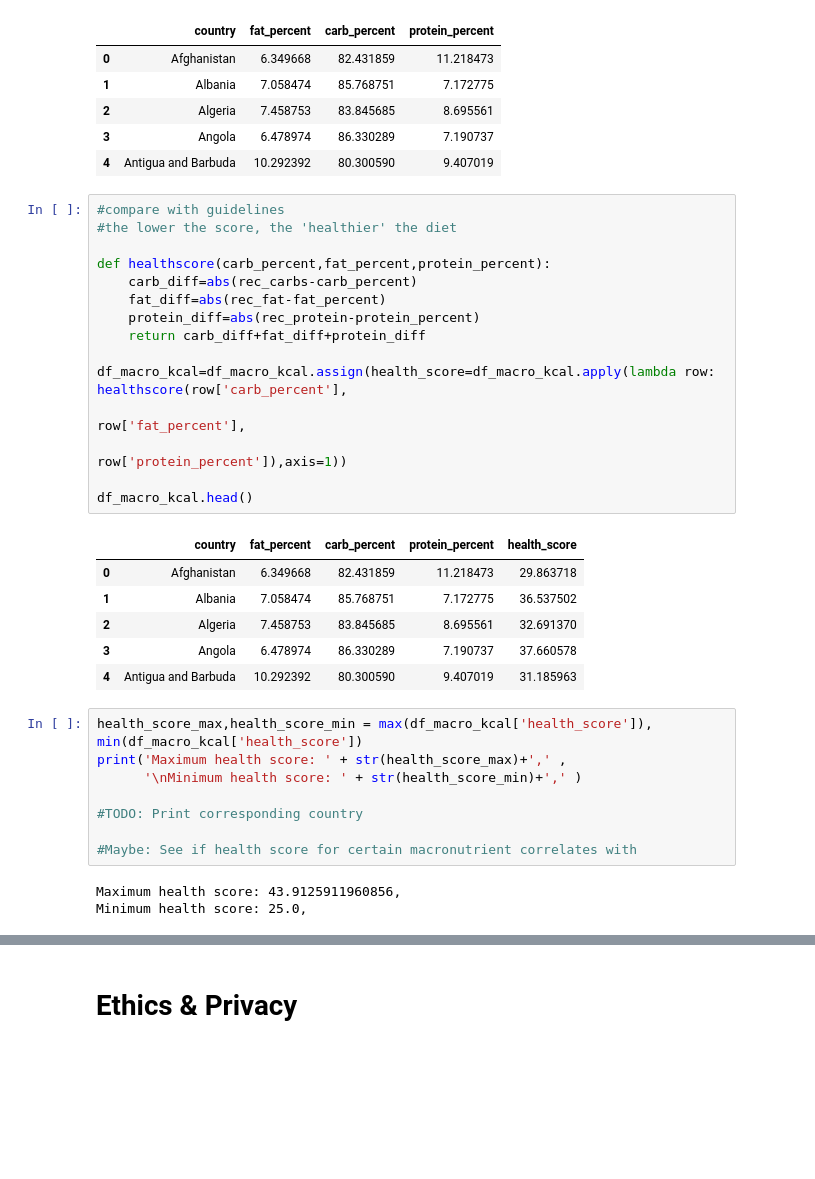
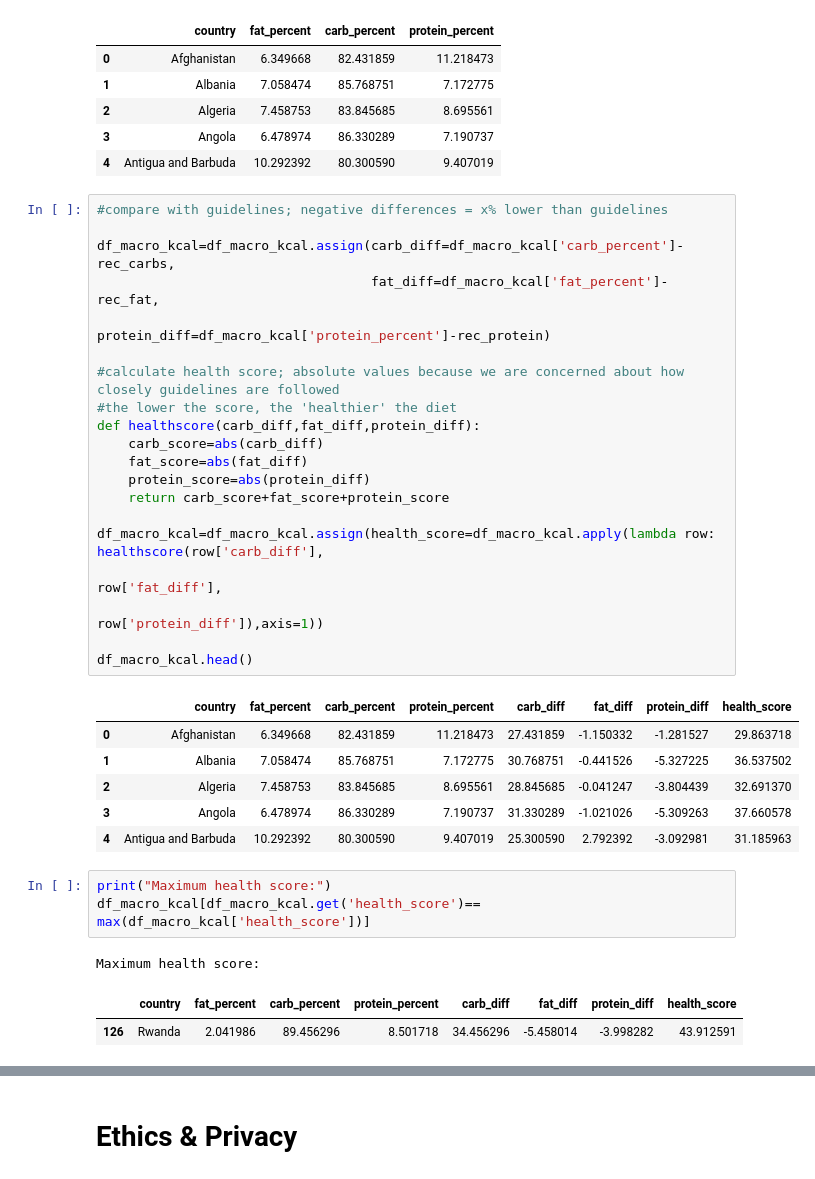
Before and after one commit to chwheo/cogs108-final-project, a Jupyter notebook: FinalProjectGroup061Sp22.ipynb, the cells around one changed output, grey strips where cells are left out. Saved outputs shown, nothing was run; the diff lists cells and outputs as text; blank space fills up the shorter version.

```diff
--- a/FinalProjectGroup061Sp22.ipynb
+++ b/FinalProjectGroup061Sp22.ipynb
@@ -580,35 +584,36 @@ df_macro_kcal.head()
 | 3 | Angola | 6.478974 | 86.330289 | 7.190737 |
 | 4 | Antigua and Barbuda | 10.292392 | 80.300590 | 9.407019 |
 # %%
-#compare with guidelines
+#compare with guidelines; negative differences = x% lower than guidelines
+
+df_macro_kcal=df_macro_kcal.assign(carb_diff=df_macro_kcal['carb_percent']-rec_carbs,
+                                   fat_diff=df_macro_kcal['fat_percent']-rec_fat,
+                                   protein_diff=df_macro_kcal['protein_percent']-rec_protein)
+
+#calculate health score; absolute values because we are concerned about how closely guidelines are followed
 #the lower the score, the 'healthier' the diet
+def healthscore(carb_diff,fat_diff,protein_diff):
+    carb_score=abs(carb_diff)
+    fat_score=abs(fat_diff)
+    protein_score=abs(protein_diff)
+    return carb_score+fat_score+protein_score
 
-def healthscore(carb_percent,fat_percent,protein_percent):
-    carb_diff=abs(rec_carbs-carb_percent)
-    fat_diff=abs(rec_fat-fat_percent)
-    protein_diff=abs(rec_protein-protein_percent)
-    return carb_diff+fat_diff+protein_diff
-
-df_macro_kcal=df_macro_kcal.assign(health_score=df_macro_kcal.apply(lambda row: healthscore(row['carb_percent'],
-                                                                              row['fat_percent'],
-                                                                              row['protein_percent']),axis=1))
+df_macro_kcal=df_macro_kcal.assign(health_score=df_macro_kcal.apply(lambda row: healthscore(row['carb_diff'],
+                                                                              row['fat_diff'],
+                                                                              row['protein_diff']),axis=1))
 
 df_macro_kcal.head()
 # %% [output]
-|  | country | fat_percent | carb_percent | protein_percent | health_score |
-| 0 | Afghanistan | 6.349668 | 82.431859 | 11.218473 | 29.863718 |
-| 1 | Albania | 7.058474 | 85.768751 | 7.172775 | 36.537502 |
-| 2 | Algeria | 7.458753 | 83.845685 | 8.695561 | 32.691370 |
-| 3 | Angola | 6.478974 | 86.330289 | 7.190737 | 37.660578 |
-| 4 | Antigua and Barbuda | 10.292392 | 80.300590 | 9.407019 | 31.185963 |
+|  | country | fat_percent | carb_percent | protein_percent | carb_diff | fat_diff | protein_diff | health_score |
+| 0 | Afghanistan | 6.349668 | 82.431859 | 11.218473 | 27.431859 | -1.150332 | -1.281527 | 29.863718 |
+| 1 | Albania | 7.058474 | 85.768751 | 7.172775 | 30.768751 | -0.441526 | -5.327225 | 36.537502 |
+| 2 | Algeria | 7.458753 | 83.845685 | 8.695561 | 28.845685 | -0.041247 | -3.804439 | 32.691370 |
+| 3 | Angola | 6.478974 | 86.330289 | 7.190737 | 31.330289 | -1.021026 | -5.309263 | 37.660578 |
+| 4 | Antigua and Barbuda | 10.292392 | 80.300590 | 9.407019 | 25.300590 | 2.792392 | -3.092981 | 31.185963 |
-# %%
-health_score_max,health_score_min = max(df_macro_kcal['health_score']), min(df_macro_kcal['health_score'])
-print('Maximum health score: ' + str(health_score_max)+',' ,
-      '\nMinimum health score: ' + str(health_score_min)+',' )
-
-#TODO: Print corresponding country
-
-#Maybe: See if health score for certain macronutrient correlates with
-# %% [output]
-Maximum health score: 43.9125911960856,
-Minimum health score: 25.0,
+# %%
+print("Maximum health score:")
+df_macro_kcal[df_macro_kcal.get('health_score')== max(df_macro_kcal['health_score'])]
+# %% [output]
+Maximum health score:
+|  | country | fat_percent | carb_percent | protein_percent | carb_diff | fat_diff | protein_diff | health_score |
+| 126 | Rwanda | 2.041986 | 89.456296 | 8.501718 | 34.456296 | -5.458014 | -3.998282 | 43.912591 |
```
Also changed, not shown: parts of 30 cells of this notebook.
